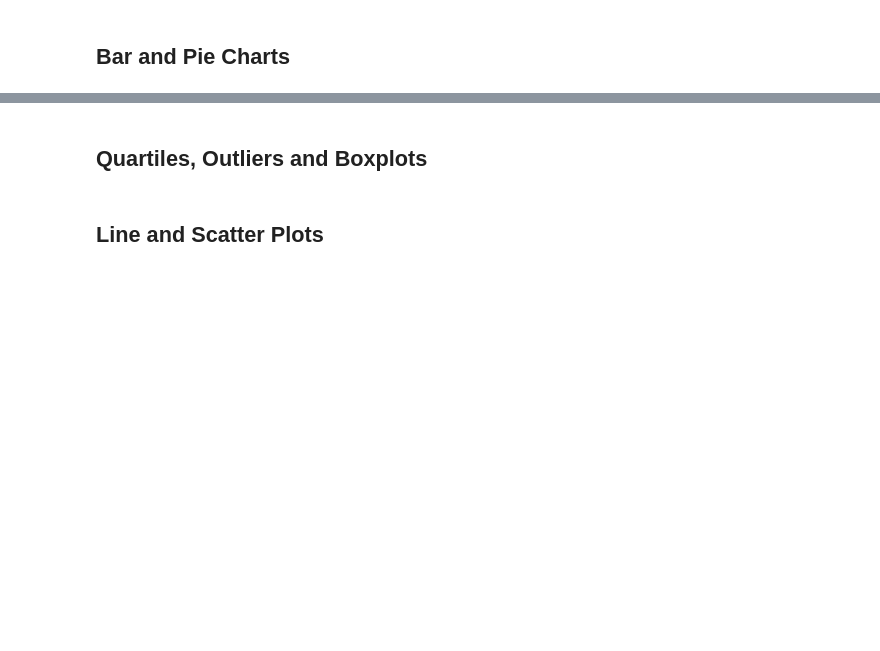
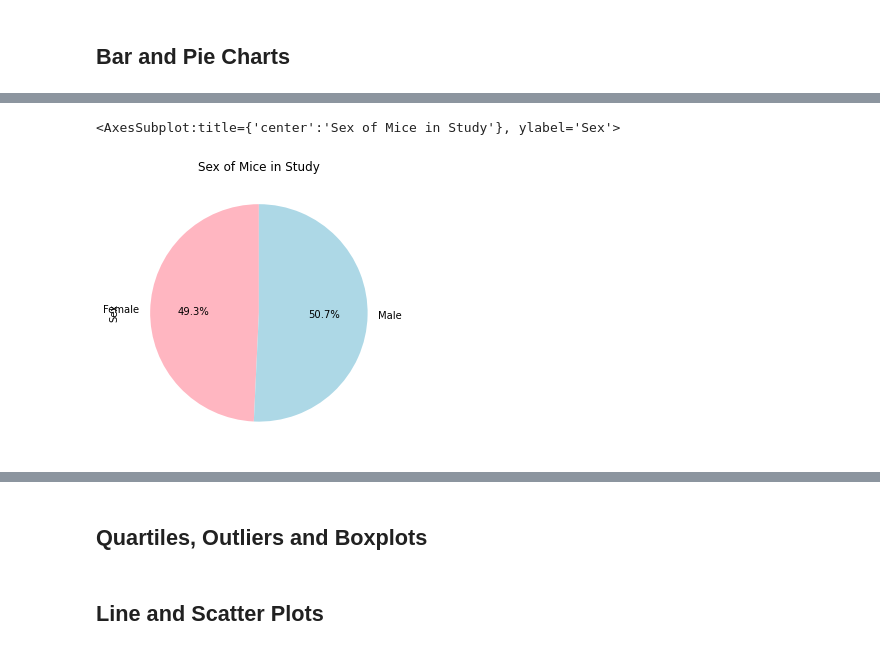
Before and after one commit to joe-m-2020/Pymaceuticals, a Jupyter notebook: pymaceuticals_starter-checkpoint-checkpoint-checkpoint.ipynb, the cells around one changed output, grey strips where cells are left out. Drawn from its saved outputs; the diff is of its cells as text; code cells hidden in the pictures; blank space fills up the shorter version.

```diff
--- a/pymaceuticals_starter-checkpoint-checkpoint-checkpoint.ipynb
+++ b/pymaceuticals_starter-checkpoint-checkpoint-checkpoint.ipynb
@@ -171 +192,10 @@ KeyError: 'Regimen'
+# %%
+# Generate a pie plot showing the distribution of female versus male mice using pandas
+sex_df = cl_mouse_study_df.groupby(["Sex"])
+sex_count = sex_df["Sex"].count()
+colors = ['lightpink','lightblue']
+sex_count.plot.pie(y=sex_count,figsize=(5,5),startangle=90,colors=colors,autopct="%1.1f%%",title="Sex of Mice in Study")
+# %% [output]
+<AxesSubplot:title={'center':'Sex of Mice in Study'}, ylabel='Sex'>
+[figure, added]
 # %%
```
Also changed, not shown: parts of 11 cells of this notebook.
